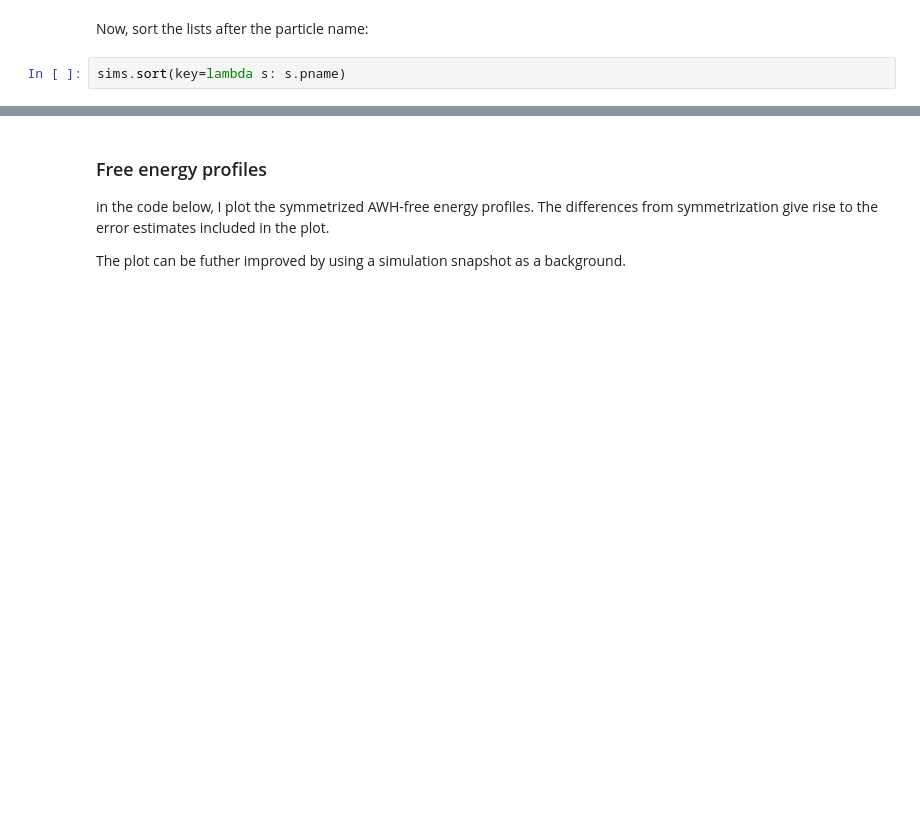
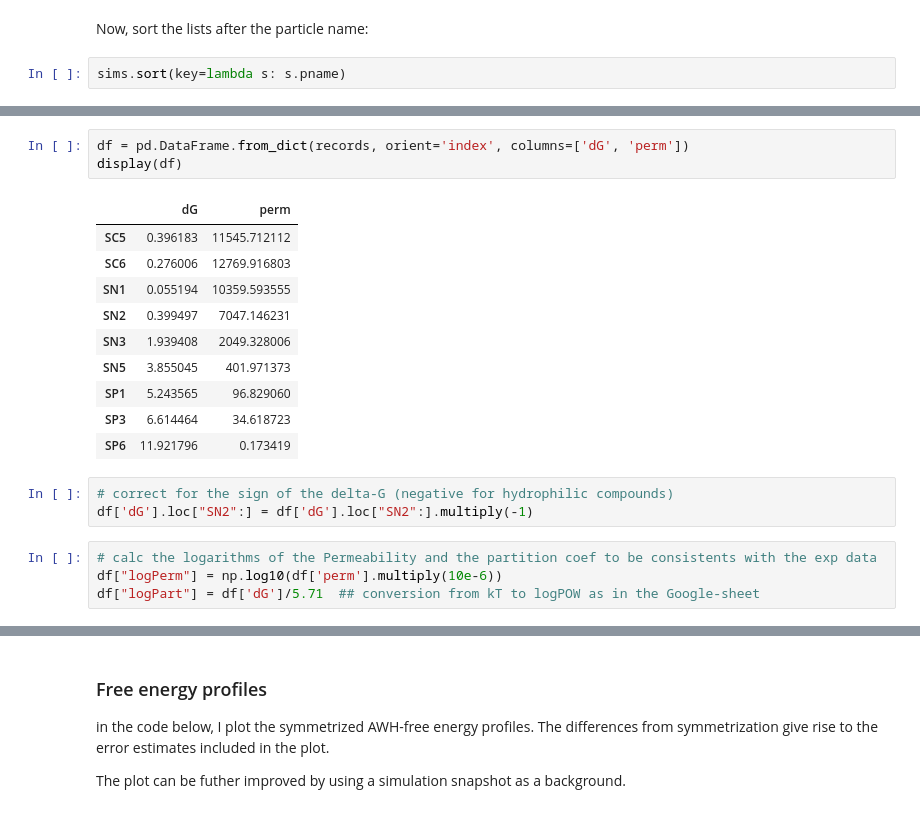
Before and after one commit to jmelcr/permeability, a Jupyter notebook: martini3/cholesterol00p_PC_variousTails_sims/saturation_DPPC-POPC_titration/perm_particle_EOLS/dopc-unsat_0-169_d_100/plot_awh_fric_profiles.ipynb, the cells around one changed output, grey strips where cells are left out. Drawn from its saved outputs; the diff is of its cells as text; blank space fills up the shorter version.

```diff
--- a/martini3/cholesterol00p_PC_variousTails_sims/saturation_DPPC-POPC_titration/perm_particle_EOLS/dopc-unsat_0-169_d_100/plot_awh_fric_profiles.ipynb
+++ b/martini3/cholesterol00p_PC_variousTails_sims/saturation_DPPC-POPC_titration/perm_particle_EOLS/dopc-unsat_0-169_d_100/plot_awh_fric_profiles.ipynb
@@ -496,0 +513,21 @@ sims.sort(key=lambda s: s.pname)
+# %%
+df = pd.DataFrame.from_dict(records, orient='index', columns=['dG', 'perm'])
+display(df)
+# %% [output]
+|  | dG | perm |
+| SC5 | 0.396183 | 11545.712112 |
+| SC6 | 0.276006 | 12769.916803 |
+| SN1 | 0.055194 | 10359.593555 |
+| SN2 | 0.399497 | 7047.146231 |
+| SN3 | 1.939408 | 2049.328006 |
+| SN5 | 3.855045 | 401.971373 |
+| SP1 | 5.243565 | 96.829060 |
+| SP3 | 6.614464 | 34.618723 |
+| SP6 | 11.921796 | 0.173419 |
+# %%
+# correct for the sign of the delta-G (negative for hydrophilic compounds)
+df['dG'].loc["SN2":] = df['dG'].loc["SN2":].multiply(-1)
+# %%
+# calc the logarithms of the Permeability and the partition coef to be consistents with the exp data
+df["logPerm"] = np.log10(df['perm'].multiply(10e-6))
+df["logPart"] = df['dG']/5.71  ## conversion from kT to logPOW as in the Google-sheet
```
Also changed, not shown: parts of 11 cells of this notebook, 1 other file.
